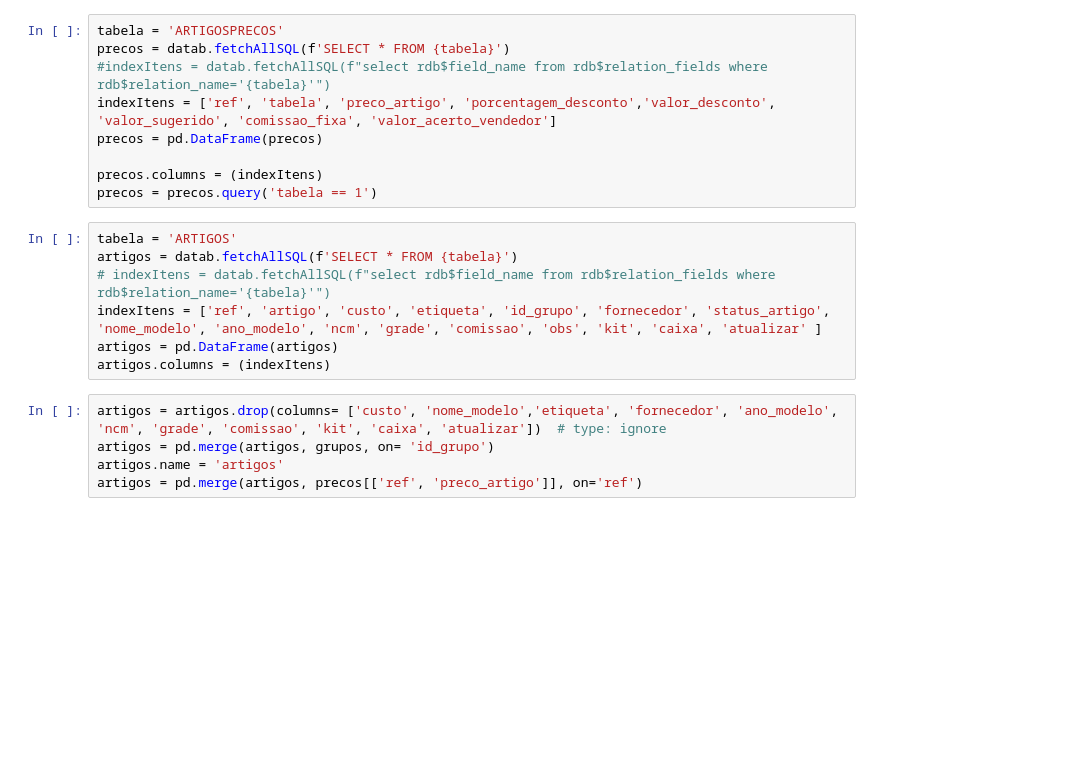
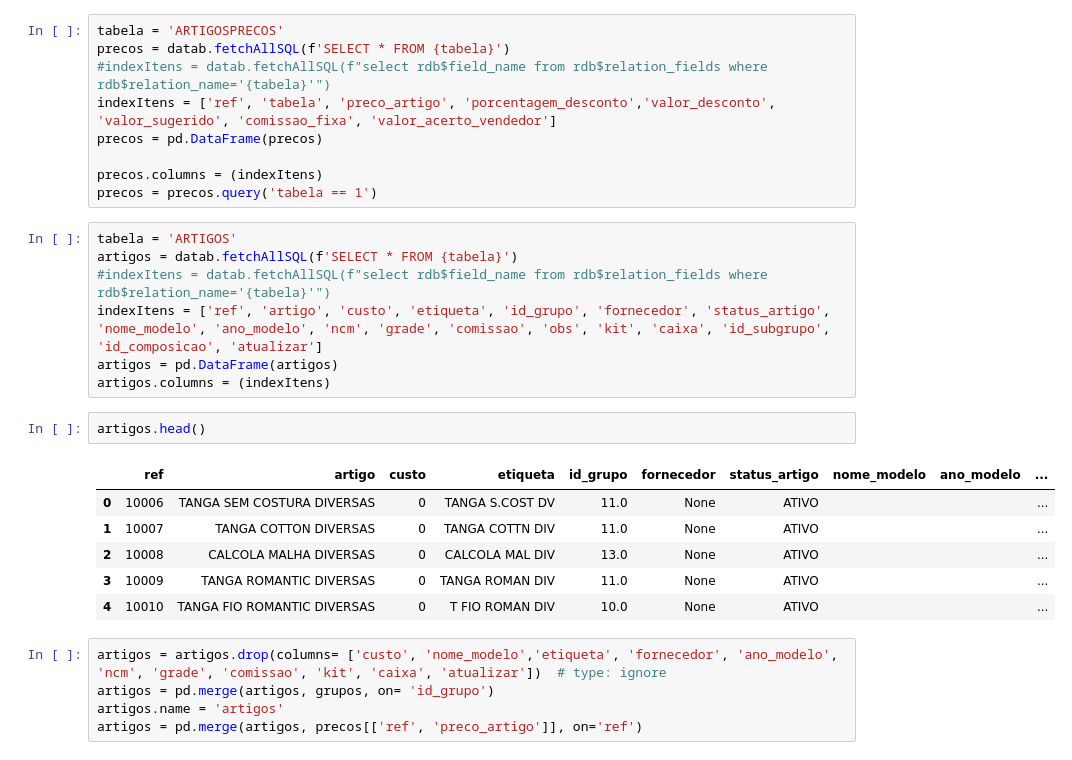
Before and after one commit to felipe-a-p/analyser, a Jupyter notebook: database.ipynb, the cells around one changed output. Drawn from its saved outputs; the diff is of its cells as text; blank space fills up the shorter version.

```diff
--- a/database.ipynb
+++ b/database.ipynb
@@ -115,10 +115,19 @@ precos = precos.query('tabela == 1')
 # %%
 tabela = 'ARTIGOS'
 artigos = datab.fetchAllSQL(f'SELECT * FROM {tabela}')
-# indexItens = datab.fetchAllSQL(f"select rdb$field_name from rdb$relation_fields where rdb$relation_name='{tabela}'")
-indexItens = ['ref', 'artigo', 'custo', 'etiqueta', 'id_grupo', 'fornecedor', 'status_artigo', 'nome_modelo', 'ano_modelo', 'ncm', 'grade', 'comissao', 'obs', 'kit', 'caixa', 'atualizar' ]
+#indexItens = datab.fetchAllSQL(f"select rdb$field_name from rdb$relation_fields where rdb$relation_name='{tabela}'")
+indexItens = ['ref', 'artigo', 'custo', 'etiqueta', 'id_grupo', 'fornecedor', 'status_artigo', 'nome_modelo', 'ano_modelo', 'ncm', 'grade', 'comissao', 'obs', 'kit', 'caixa', 'id_subgrupo', 'id_composicao', 'atualizar']
 artigos = pd.DataFrame(artigos)
 artigos.columns = (indexItens)
+# %%
+artigos.head()
+# %% [output]
+|  | ref | artigo | custo | etiqueta | id_grupo | fornecedor | status_artigo | nome_modelo | ano_modelo | ... |
+| 0 | 10006 | TANGA SEM COSTURA DIVERSAS | 0 | TANGA S.COST DV | 11.0 | None | ATIVO |  |  | ... |
+| 1 | 10007 | TANGA COTTON DIVERSAS | 0 | TANGA COTTN DIV | 11.0 | None | ATIVO |  |  | ... |
+| 2 | 10008 | CALCOLA MALHA DIVERSAS | 0 | CALCOLA MAL DIV | 13.0 | None | ATIVO |  |  | ... |
+| 3 | 10009 | TANGA ROMANTIC DIVERSAS | 0 | TANGA ROMAN DIV | 11.0 | None | ATIVO |  |  | ... |
+| 4 | 10010 | TANGA FIO ROMANTIC DIVERSAS | 0 | T FIO ROMAN DIV | 10.0 | None | ATIVO |  |  | ... |
 # %%
 artigos = artigos.drop(columns= ['custo', 'nome_modelo','etiqueta', 'fornecedor', 'ano_modelo', 'ncm', 'grade', 'comissao', 'kit', 'caixa', 'atualizar'])  # type: ignore
 artigos = pd.merge(artigos, grupos, on= 'id_grupo')
```
Also changed, not shown: parts of 11 cells of this notebook, 2 other files.
